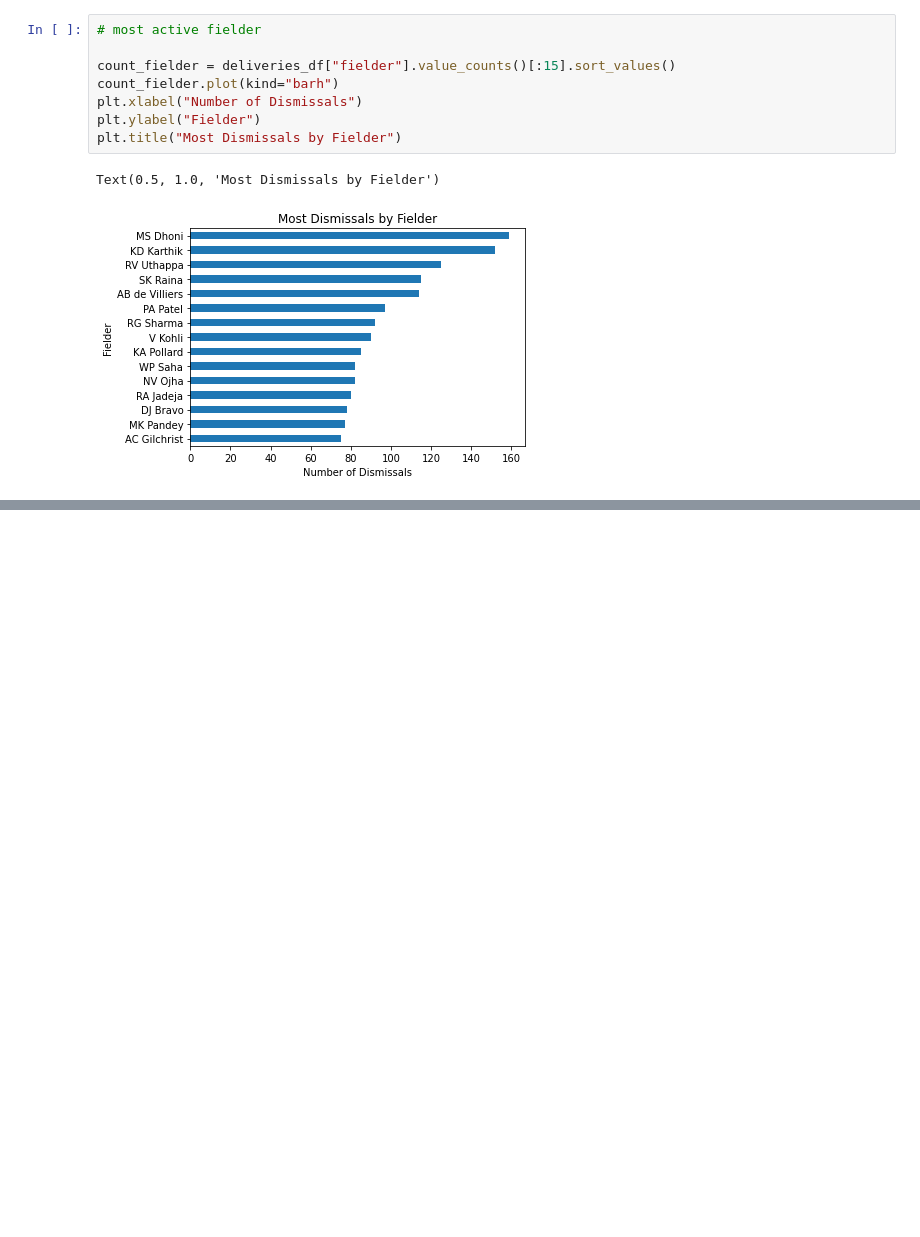
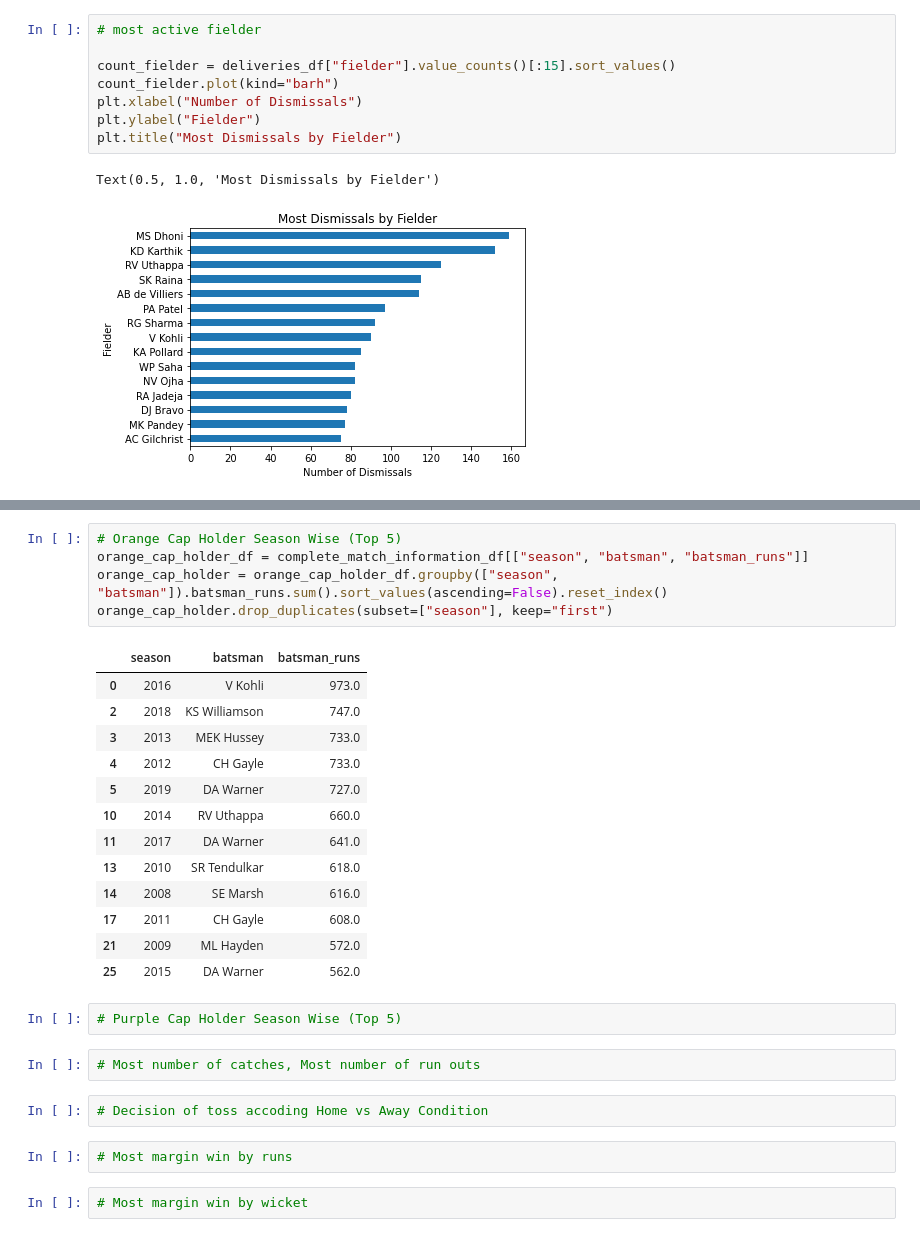
Before and after one commit to djsbalakrishnan/IPL-Analytics, a Jupyter notebook: Analyze IPL Data.ipynb, the cells around one changed output, grey strips where cells are left out. Drawn from its saved outputs; the diff is of its cells as text; blank space fills up the shorter version.

```diff
--- a/Analyze IPL Data.ipynb
+++ b/Analyze IPL Data.ipynb
@@ -884,0 +979,29 @@ Text(0.5, 1.0, 'Most Dismissals by Fielder')
+# %%
+# Orange Cap Holder Season Wise (Top 5)
+orange_cap_holder_df = complete_match_information_df[["season", "batsman", "batsman_runs"]]
+orange_cap_holder = orange_cap_holder_df.groupby(["season", "batsman"]).batsman_runs.sum().sort_values(ascending=False).reset_index()
+orange_cap_holder.drop_duplicates(subset=["season"], keep="first")
+# %% [output]
+|  | season | batsman | batsman_runs |
+| 0 | 2016 | V Kohli | 973.0 |
+| 2 | 2018 | KS Williamson | 747.0 |
+| 3 | 2013 | MEK Hussey | 733.0 |
+| 4 | 2012 | CH Gayle | 733.0 |
+| 5 | 2019 | DA Warner | 727.0 |
+| 10 | 2014 | RV Uthappa | 660.0 |
+| 11 | 2017 | DA Warner | 641.0 |
+| 13 | 2010 | SR Tendulkar | 618.0 |
+| 14 | 2008 | SE Marsh | 616.0 |
+| 17 | 2011 | CH Gayle | 608.0 |
+| 21 | 2009 | ML Hayden | 572.0 |
+| 25 | 2015 | DA Warner | 562.0 |
+# %%
+# Purple Cap Holder Season Wise (Top 5)
+# %%
+# Most number of catches, Most number of run outs
+# %%
+# Decision of toss accoding Home vs Away Condition
+# %%
+# Most margin win by runs
+# %%
+# Most margin win by wicket
```
Also changed, not shown: parts of 9 cells of this notebook.
